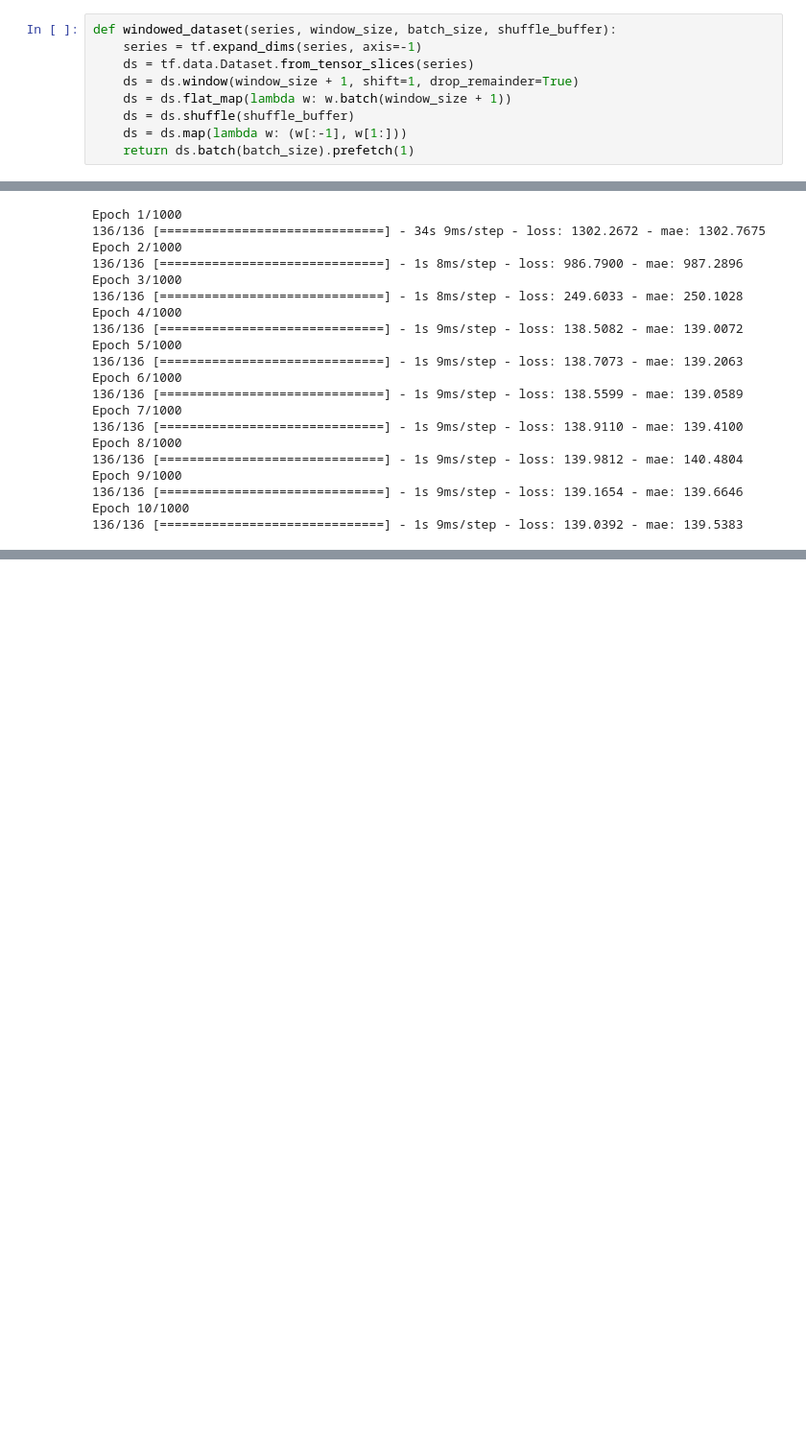
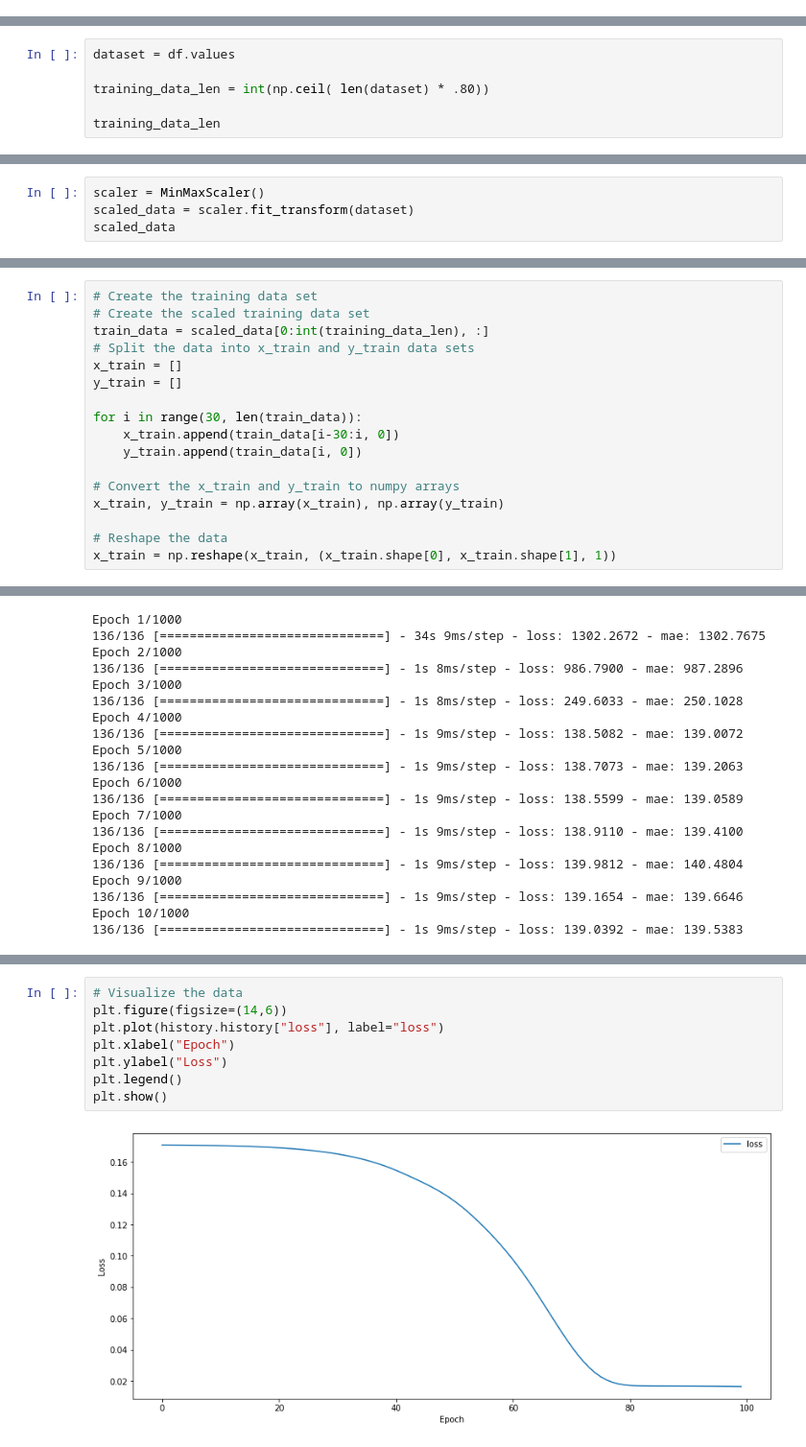
Before and after one commit to angeloken/Riset-I-smile, a Jupyter notebook: riset_prediksi_listrik_ver_2.ipynb, the cells around one changed output, grey strips where cells are left out. Shown: that part at 96% size. Cells and saved outputs as stored; diff of their text form; blank space fills up the shorter version.

```diff
--- a/riset_prediksi_listrik_ver_2.ipynb
+++ b/riset_prediksi_listrik_ver_2.ipynb
@@ -58,9 +96,0 @@ shuffle_buffer_size = 200
-# %%
-def windowed_dataset(series, window_size, batch_size, shuffle_buffer):
-    series = tf.expand_dims(series, axis=-1)
-    ds = tf.data.Dataset.from_tensor_slices(series)
-    ds = ds.window(window_size + 1, shift=1, drop_remainder=True)
-    ds = ds.flat_map(lambda w: w.batch(window_size + 1))
-    ds = ds.shuffle(shuffle_buffer)
-    ds = ds.map(lambda w: (w[:-1], w[1:]))
-    return ds.batch(batch_size).prefetch(1)
@@ -74,0 +97,6 @@ def model_forecast(model, series, window_size):
+# %%
+dataset = df.values
+
+training_data_len = int(np.ceil( len(dataset) * .80))
+
+training_data_len
@@ -74,0 +105,4 @@ def model_forecast(model, series, window_size):
+# %%
+scaler = MinMaxScaler()
+scaled_data = scaler.fit_transform(dataset)
+scaled_data
@@ -75,3 +117,20 @@ def model_forecast(model, series, window_size):
+# %%
+# Create the training data set
+# Create the scaled training data set
+train_data = scaled_data[0:int(training_data_len), :]
+# Split the data into x_train and y_train data sets
+x_train = []
+y_train = []
+
+for i in range(30, len(train_data)):
+    x_train.append(train_data[i-30:i, 0])
+    y_train.append(train_data[i, 0])
+
+# Convert the x_train and y_train to numpy arrays
+x_train, y_train = np.array(x_train), np.array(y_train)
+
+# Reshape the data
+x_train = np.reshape(x_train, (x_train.shape[0], x_train.shape[1], 1))
 # %%
 tf.keras.backend.clear_session()
 tf.random.set_seed(51)
@@ -215,0 +255,10 @@ print(rnn_forecast)
+# %%
+# Visualize the data
+plt.figure(figsize=(14,6))
+plt.plot(history.history["loss"], label="loss")
+plt.xlabel("Epoch")
+plt.ylabel("Loss")
+plt.legend()
+plt.show()
+# %% [output]
+[figure, added]
```
Also changed, not shown: parts of 28 cells of this notebook.
